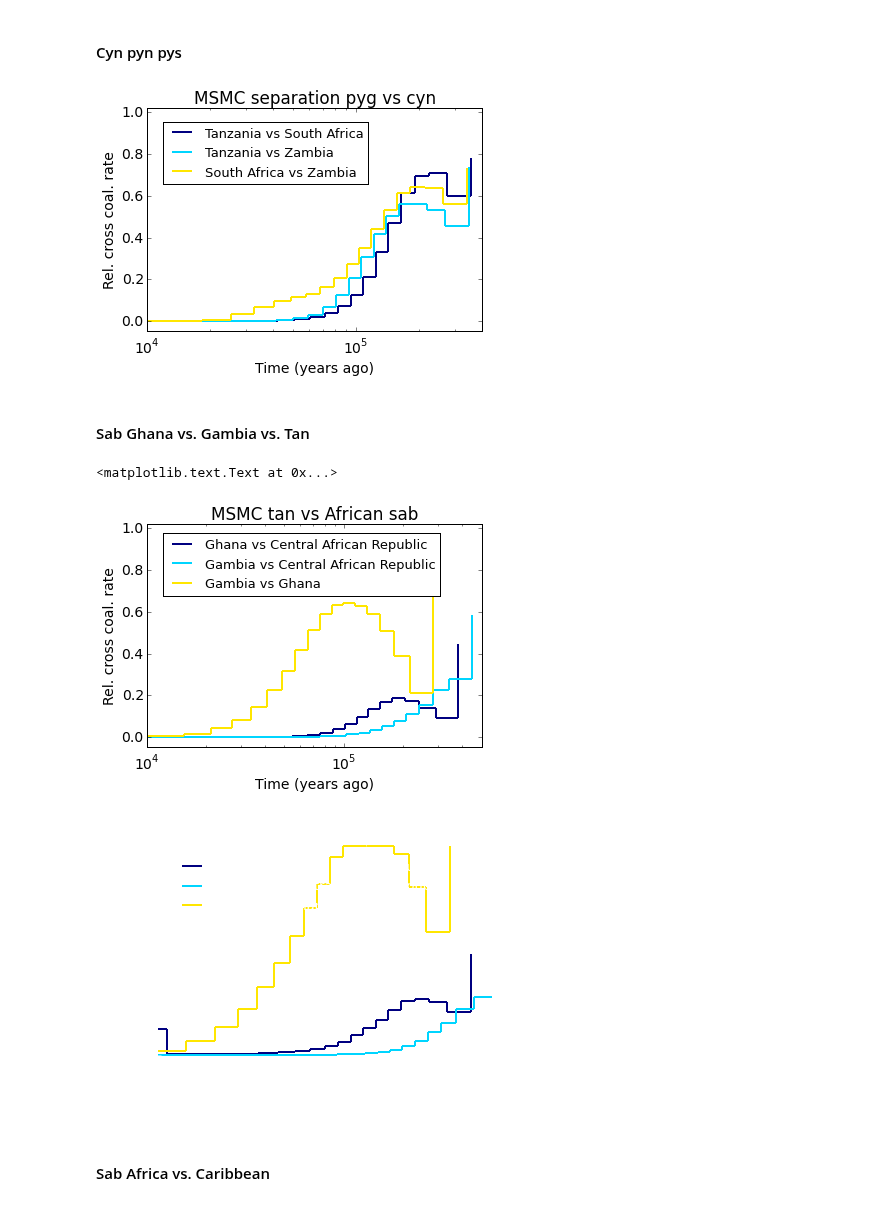
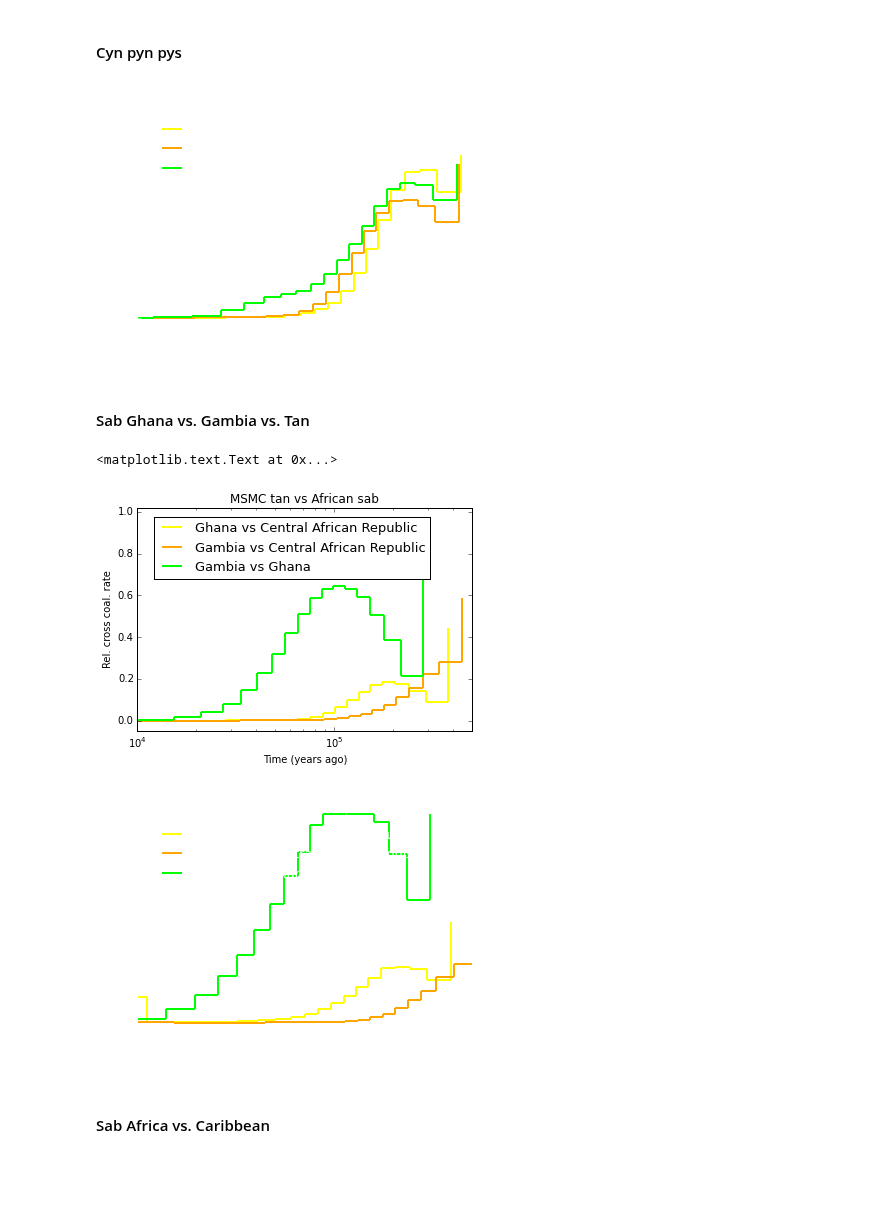
Before and after one commit to peterdfields/hs_vervet, a Jupyter notebook: notebooks/20141203_vervet_msmc.ipynb, the cells around one changed output. Drawn from its saved outputs; the diff is of its cells as text; code cells hidden in the pictures; blank space fills up the shorter version.

```diff
--- a/notebooks/20141203_vervet_msmc.ipynb
+++ b/notebooks/20141203_vervet_msmc.ipynb
@@ -615,15 +615,13 @@ Conclusion: Only use 2 haplotypes to get further in the past!
 # %% [markdown]
 #### Cyn pyn pys
 # %%
-white_on_transparent = False
-save_fig = False
+white_on_transparent = True
+save_fig = True
 # %%
 ids = ["AG5417_VSAM0021","AG5417_VZA3008","VSAM0021_VZA3008"]
 xmin = 10**4
 fig, ax = plt.subplots()
-jet = cm = plt.get_cmap('jet')
-cNorm  = mpl.colors.Normalize(vmin=0, vmax=len(ids))
-scalarMap = mpl.cm.ScalarMappable(norm=cNorm, cmap=jet)
+colors = ['yellow','orange','lime']
 for i,id in enumerate(ids):
     time_df = pd.read_csv(jn(msmc_ana_dir,"msmc_sep_0011_out_{}.final.txt".format(id)),sep="\t",index_col=0)
     time_df["cross_coal"] =  2 * time_df["lambda_01"] / (time_df["lambda_00"] + time_df["lambda_11"])
@@ -633,7 +631,7 @@ for i,id in enumerate(ids):
     lines = [[(el[1]["left_time_boundary"],el[1]["cross_coal"]),(el[1]["right_time_boundary"],el[1]["cross_coal"])] for el in time_df.iterrows()]
     lines += [[e0[1],e1[0]] for e0,e1 in zip(lines,lines[1:])]
     #c = np.array([(1, 0, 0, 1), (0, 1, 0, 1), (0, 0, 1, 1)])
-    lc = mpl.collections.LineCollection(lines, linewidths=2,label=" vs ".join(mt.ix[id.split("_")]["country"].values),color=scalarMap.to_rgba(i))
+    lc = mpl.collections.LineCollection(lines, linewidths=2,label=" vs ".join(mt.ix[id.split("_")]["country"].values),color=colors[i])
     ax.add_collection(lc)
 #ax.autoscale()
 #ax.margins(0.05)
@@ -641,34 +639,34 @@ l = plt.legend(loc=(0.05,0.66),prop={'size':13})
 ax.set_xlim([xmin,4*10**5])
 ax.set_ylim([-.05,1.02])
 ax.set_xscale('log')
 title_obj = plt.title("MSMC separation pyg vs cyn")
 ax.set_xlabel("Time (years ago)")
 ax.set_ylabel("Rel. cross coal. rate")
 if white_on_transparent:
     ax=plt.gca()
     ax.set_clip_on(False)
     ax.tick_params(axis='x', colors='w')
     ax.tick_params(axis='y', colors='w')
     ax.yaxis.label.set_color('w')
     ax.xaxis.label.set_color('w')
     plt.setp(title_obj, color='w')
     for text in l.get_texts():
         text.set_color("w")
     #cbytick_obj = plt.getp(colorbar.ax.axes, 'yticklabels')                #tricky
     #plt.setp(cbytick_obj, color='w')
     for child in ax.get_children():
         if isinstance(child, mpl.spines.Spine):
             child.set_color("white")
     plt.tick_params(which='minor', color='w')
     #mappable.set_alpha(1)
     #mappable.set_linewidth(0) #this is important to avoid black lines in transparent SVG
     l.legendPatch.set_alpha(0.)
 if save_fig:
     #plt.tight_layout()
 
     plt.savefig(jn(figure_dir,'msms_cyn_pyn_vs_pys.svg'), transparent=True,bbox_extra_artists=(l,), bbox_inches='tight')
 # %% [output]
-[figure, old version]
+[figure, new version]
 # %%
 ids = ["AG5417_VSAM0021","AG5417_VZA3008","VSAM0021_VZA3008"]
 fig, ax = plt.subplots()
@@ -693,8 +691,7 @@ for i,id in enumerate(ids):
 id_tuples = [("VGHA1001","AGM141"),("VGA00025","AGM141"), ("VGA00025","VGHA1001")]
 fig, ax = plt.subplots()
 jet = cm = plt.get_cmap('jet')
-cNorm  = mpl.colors.Normalize(vmin=0, vmax=len(id_tuples))
-scalarMap = mpl.cm.ScalarMappable(norm=cNorm, cmap=jet)
+colors = ['yellow','orange','lime']
 for i,id_tuple in enumerate(id_tuples):
     id = "_".join(id_tuple)
     time_df = pd.read_csv(jn(msmc_ana_dir,"msmc_sep_0011_out_{}.final.txt".format(id)),sep="\t",index_col=0)
@@ -703,7 +700,7 @@ for i,id_tuple in enumerate(id_tuples):
     lines = [[(el[1]["left_time_boundary"],el[1]["cross_coal"]),(el[1]["right_time_boundary"],el[1]["cross_coal"])] for el in time_df.iterrows()]
     lines += [[e0[1],e1[0]] for e0,e1 in zip(lines,lines[1:])]
     #c = np.array([(1, 0, 0, 1), (0, 1, 0, 1), (0, 0, 1, 1)])
-    lc = mpl.collections.LineCollection(lines, linewidths=2,label=" vs ".join(mt.ix[id.split("_")]["country"].values),color=scalarMap.to_rgba(i))
+    lc = mpl.collections.LineCollection(lines, linewidths=2,label=" vs ".join(mt.ix[id.split("_")]["country"].values),color=colors[i])
     ax.add_collection(lc)
 #ax.autoscale()
 #ax.margins(0.05)
@@ -716,16 +713,14 @@ ax.set_xlabel("Time (years ago)")
 ax.set_ylabel("Rel. cross coal. rate")
 # %% [output]
 <matplotlib.text.Text at 0x...>
-[figure, old version]
+[figure, new version]
 # %%
 #similar to above but each haplotype from different individual
 id_tuples = [("VGHA1001","VGHB1002",'AGM141', 'AGM131'),
               ("VGA00025", "VGA00006",'AGM141', 'AGM131'),
               ("VGA00025", "VGA00006","VGHA1001","VGHB1002")]
 fig, ax = plt.subplots()
-jet = cm = plt.get_cmap('jet')
-cNorm  = mpl.colors.Normalize(vmin=0, vmax=len(id_tuples))
-scalarMap = mpl.cm.ScalarMappable(norm=cNorm, cmap=jet)
+colors = ['yellow','orange','lime']
 for i,id_tuple in enumerate(id_tuples):
     id = "_".join(id_tuple)
     pair = 0
@@ -736,7 +731,7 @@ for i,id_tuple in enumerate(id_tuples):
     lines = [[(el[1]["left_time_boundary"],el[1]["cross_coal"]),(el[1]["right_time_boundary"],el[1]["cross_coal"])] for el in time_df.iterrows()]
     lines += [[e0[1],e1[0]] for e0,e1 in zip(lines,lines[1:])]
     #c = np.array([(1, 0, 0, 1), (0, 1, 0, 1), (0, 0, 1, 1)])
-    lc = mpl.collections.LineCollection(lines, linewidths=2,label=" vs ".join(mt.ix[id.split("_")]["country"].values[::2]),color=scalarMap.to_rgba(i))
+    lc = mpl.collections.LineCollection(lines, linewidths=2,label=" vs ".join(mt.ix[id.split("_")]["country"].values[::2]),color=colors[i])
     ax.add_collection(lc)
 #ax.autoscale()
 #ax.margins(0.05)
@@ -772,7 +767,7 @@ if save_fig:
 
     plt.savefig(jn(figure_dir,'msms_sep_ghana_vs_gambia_vs_tan.svg'), transparent=True,bbox_extra_artists=(l,), bbox_inches='tight')
 # %% [output]
-[figure, old version]
+[figure, new version]
 # %% [markdown]
 #### Sab Africa vs. Caribbean
 # %%
```
Also changed, not shown: 4 other files.
